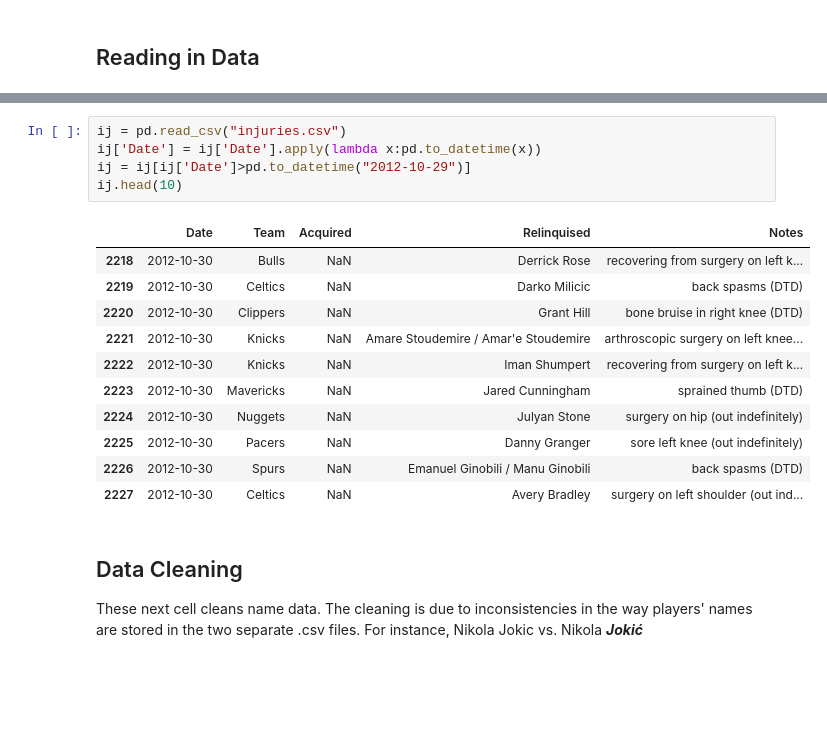
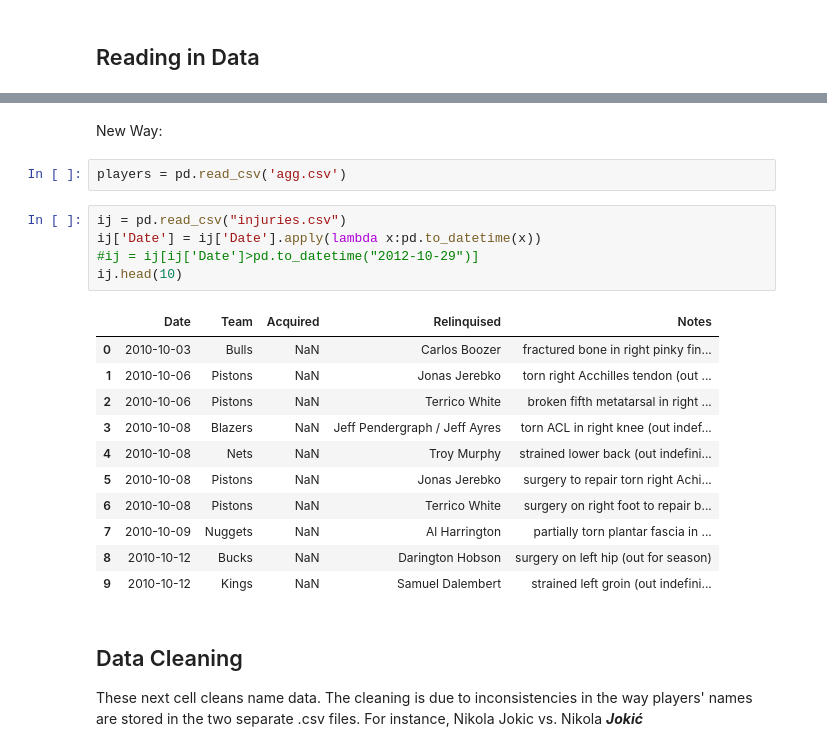
Before and after one commit to hannahweber/Capn, a Jupyter notebook: first analysis/NBA Injuries.ipynb, the cells around one changed output, grey strips where cells are left out. Drawn from its saved outputs; the diff is of its cells as text; blank space fills up the shorter version.

```diff
--- a/first analysis/NBA Injuries.ipynb
+++ b/first analysis/NBA Injuries.ipynb
@@ -31,20 +54,24 @@ players['gmDate']= players['gmDate'].apply(lambda x:pd.to_datetime(x))
+# %% [markdown]
+New Way:
+# %%
+players = pd.read_csv('agg.csv')
 # %%
 ij = pd.read_csv("injuries.csv")
 ij['Date'] = ij['Date'].apply(lambda x:pd.to_datetime(x))
-ij = ij[ij['Date']>pd.to_datetime("2012-10-29")]
+#ij = ij[ij['Date']>pd.to_datetime("2012-10-29")]
 ij.head(10)
 # %% [output]
 |  | Date | Team | Acquired | Relinquised | Notes |
-| 2218 | 2012-10-30 | Bulls | NaN | Derrick Rose | recovering from surgery on left k... |
-| 2219 | 2012-10-30 | Celtics | NaN | Darko Milicic | back spasms (DTD) |
-| 2220 | 2012-10-30 | Clippers | NaN | Grant Hill | bone bruise in right knee (DTD) |
-| 2221 | 2012-10-30 | Knicks | NaN | Amare Stoudemire / Amar'e Stoudemire | arthroscopic surgery on left knee... |
-| 2222 | 2012-10-30 | Knicks | NaN | Iman Shumpert | recovering from surgery on left k... |
-| 2223 | 2012-10-30 | Mavericks | NaN | Jared Cunningham | sprained thumb (DTD) |
-| 2224 | 2012-10-30 | Nuggets | NaN | Julyan Stone | surgery on hip (out indefinitely) |
-| 2225 | 2012-10-30 | Pacers | NaN | Danny Granger | sore left knee (out indefinitely) |
-| 2226 | 2012-10-30 | Spurs | NaN | Emanuel Ginobili / Manu Ginobili | back spasms (DTD) |
-| 2227 | 2012-10-30 | Celtics | NaN | Avery Bradley | surgery on left shoulder (out ind... |
+| 0 | 2010-10-03 | Bulls | NaN | Carlos Boozer | fractured bone in right pinky fin... |
+| 1 | 2010-10-06 | Pistons | NaN | Jonas Jerebko | torn right Acchilles tendon (out ... |
+| 2 | 2010-10-06 | Pistons | NaN | Terrico White | broken fifth metatarsal in right ... |
+| 3 | 2010-10-08 | Blazers | NaN | Jeff Pendergraph / Jeff Ayres | torn ACL in right knee (out indef... |
+| 4 | 2010-10-08 | Nets | NaN | Troy Murphy | strained lower back (out indefini... |
+| 5 | 2010-10-08 | Pistons | NaN | Jonas Jerebko | surgery to repair torn right Achi... |
+| 6 | 2010-10-08 | Pistons | NaN | Terrico White | surgery on right foot to repair b... |
+| 7 | 2010-10-09 | Nuggets | NaN | Al Harrington | partially torn plantar fascia in ... |
+| 8 | 2010-10-12 | Bucks | NaN | Darington Hobson | surgery on left hip (out for season) |
+| 9 | 2010-10-12 | Kings | NaN | Samuel Dalembert | strained left groin (out indefini... |
 # %% [markdown]
 ## Data Cleaning
 
```
Also changed, not shown: parts of 16 cells of this notebook, 3 other files.
